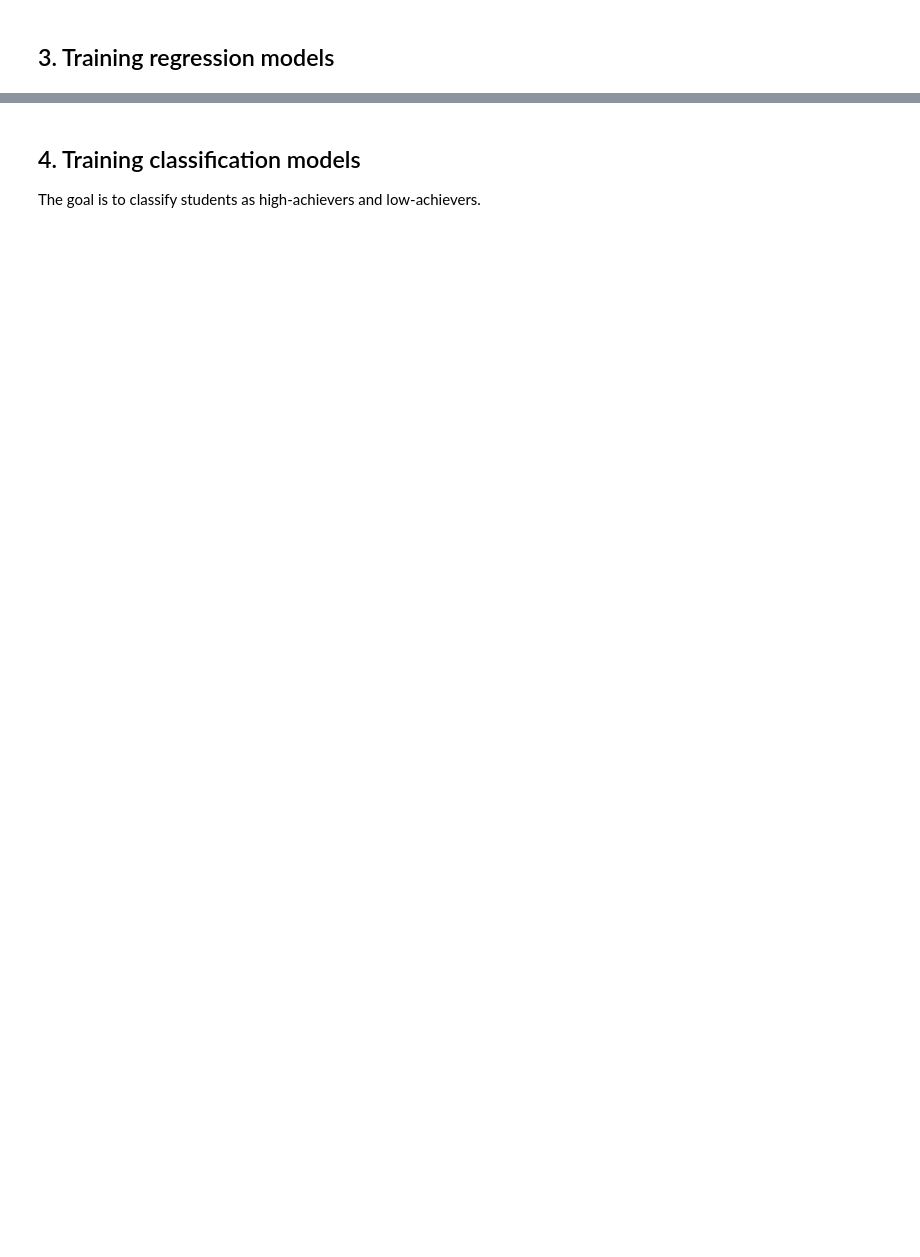
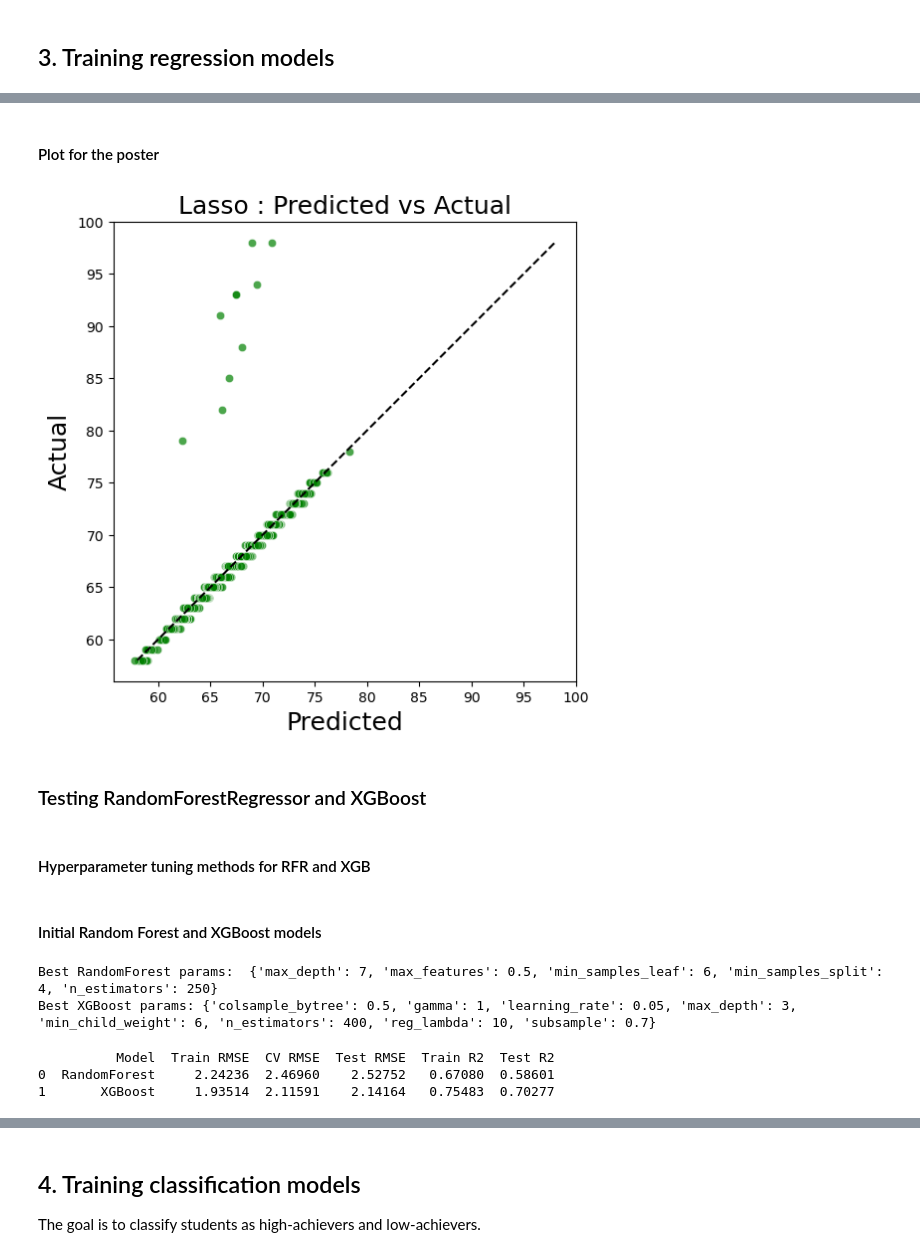
Before and after one commit to liisnele/IDS2025-performace-factors, a Jupyter notebook: StudentPerformance.ipynb, the cells around one changed output, grey strips where cells are left out. Saved outputs shown, nothing was run; the diff lists cells and outputs as text; code cells hidden in the pictures; blank space fills up the shorter version.

```diff
--- a/StudentPerformance.ipynb
+++ b/StudentPerformance.ipynb
@@ -302,0 +539,34 @@ R2 0.7185098058414068
+# %% [markdown]
+#### Plot for the poster
+# %%
+### For the poster
+
+y_true = y_test
+y_pred = results[2]["y_test_pred"]
+
+df = pd.DataFrame({
+    "Predicted": y_pred,
+    "Actual": y_true
+})
+
+plt.figure(figsize=(6,6))
+
+sns.scatterplot(data=df, x="Predicted", y="Actual", color="green", alpha=0.7)
+
+plt.plot([y_true.min(), y_true.max()],
+         [y_true.min(), y_true.max()],
+         color="black", linestyle="--")
+
+# Labels and title
+plt.xlabel("Predicted", fontsize=18)
+plt.ylabel("Actual", fontsize=18)
+plt.title("Lasso : Predicted vs Actual", fontsize=18)
+
+#plt.savefig("Lasso_Pred_Actual.pdf")
+plt.show()
+# %% [output]
+[figure, added]
+# %% [markdown]
+### Testing RandomForestRegressor and XGBoost
+# %% [markdown]
+#### Hyperparameter tuning methods for RFR and XGB
@@ -302,0 +633,26 @@ R2 0.7185098058414068
+# %% [markdown]
+#### Initial Random Forest and XGBoost models
+# %%
+X_train, X_test, y_train, y_test = get_dummies(data)
+
+#normal_rf = RandomForestRegressor(random_state=5)
+#normal_xgb = XGBRegressor(objective="reg:squarederror",random_state=5,n_jobs=-1)
+
+best_rf = get_best_random_forest(X_train, y_train)
+best_xgb = get_best_xgboost(X_train, y_train)
+
+models = {
+    "RandomForest": best_rf,
+    "XGBoost": best_xgb
+}
+
+result_models, results = run_models(X_train, X_test, y_train, y_test, models, 3)
+# %% [output]
+Best RandomForest params:  {'max_depth': 7, 'max_features': 0.5, 'min_samples_leaf': 6, 'min_samples_split': 4, 'n_estimators': 250}
+Best XGBoost params: {'colsample_bytree': 0.5, 'gamma': 1, 'learning_rate': 0.05, 'max_depth': 3, 'min_child_weight': 6, 'n_estimators': 400, 'reg_lambda': 10, 'subsample': 0.7}
+# %%
+scores = find_scores(y_train, y_test, results)
+# %% [output]
+          Model  Train RMSE  CV RMSE  Test RMSE  Train R2  Test R2
+0  RandomForest     2.24236  2.46960    2.52752   0.67080  0.58601
+1       XGBoost     1.93514  2.11591    2.14164   0.75483  0.70277
```
Also changed, not shown: parts of 51 cells of this notebook, 1 other file.
